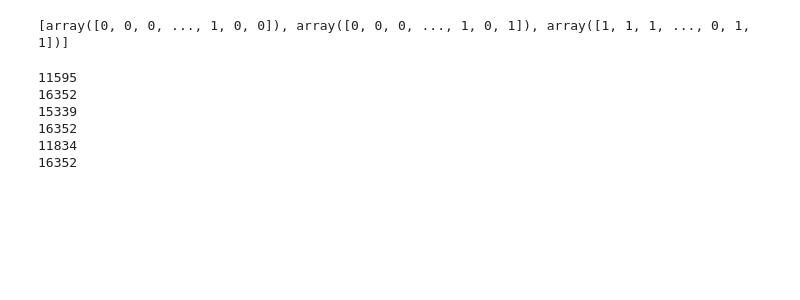
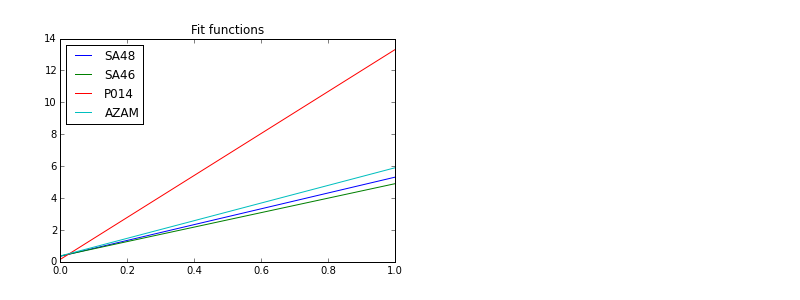
Before and after one commit to jrk111/PWV_predictions, a Jupyter notebook: predict_pwv-checkpoint.ipynb, the cells around one changed output. Saved outputs shown, nothing was run; the diff lists cells and outputs as text; code cells hidden in the pictures; blank space fills up the shorter version.

Commit message:
New edition of code
Issues with fitting functions, dates not aligning properly with masks

```diff
--- a/predict_pwv-checkpoint.ipynb
+++ b/predict_pwv-checkpoint.ipynb
@@ -65,0 +91,31 @@ def get_date_array(data):
+# %%
+def create_mask_new(data):
+    """
+    Set up mask, pad values so that all arrays are matching in length
+    and time stamps
+
+    Input: data - array of data for sites
+    Output: list of arrays of 0 = not masked, 1 = masked for each possible time at each data site
+    """
+    all_dates = get_date_array(data)
+
+    full_mask = np.zeros((len(data), len(all_dates)), dtype=int)
+    site_num = 0
+
+    for site in range(len(data)):
+
+        mask = []
+        pwv_list = []
+        site_times = [Time(data[site][time][0], format = 'isot').mjd for time in range(len(data[site]))]
+
+        for date in all_dates:
+            if date in site_times:
+                mask.append(0)
+                pwv_list.append()
+            else:
+                mask.append(1)
+
+        full_mask[site_num] = mask
+        site_num += 1
+
+    return full_mask
@@ -180,6 +198,2 @@ def mask_bad_vals(data):
 # %%
 masked_2014 = mask_bad_vals(data_2014)
-
-print masked_2014
-# %% [output]
-[array([0, 0, 0, ..., 1, 0, 0]), array([0, 0, 0, ..., 1, 0, 1]), array([1, 1, 1, ..., 0, 1, 1])]
@@ -226,9 +200,12 @@ def create_fit_functions():
-# %%
-create_fit_functions()
-# %% [output]
-11595
-16352
-15339
-16352
-11834
-16352
+# %%
+fit_fncs = create_fit_functions()
+# %%
+plt.plot(fit_fncs[0], label='SA48')
+plt.plot(fit_fncs[1], label='SA46')
+plt.plot(fit_fncs[2], label='P014')
+plt.plot(fit_fncs[3], label='AZAM')
+plt.legend(loc='best')
+plt.title('Fit functions')
+plt.savefig('fit_functions.pdf')
+# %% [output]
+[figure, added]
```
Also changed, not shown: parts of 21 cells of this notebook.
